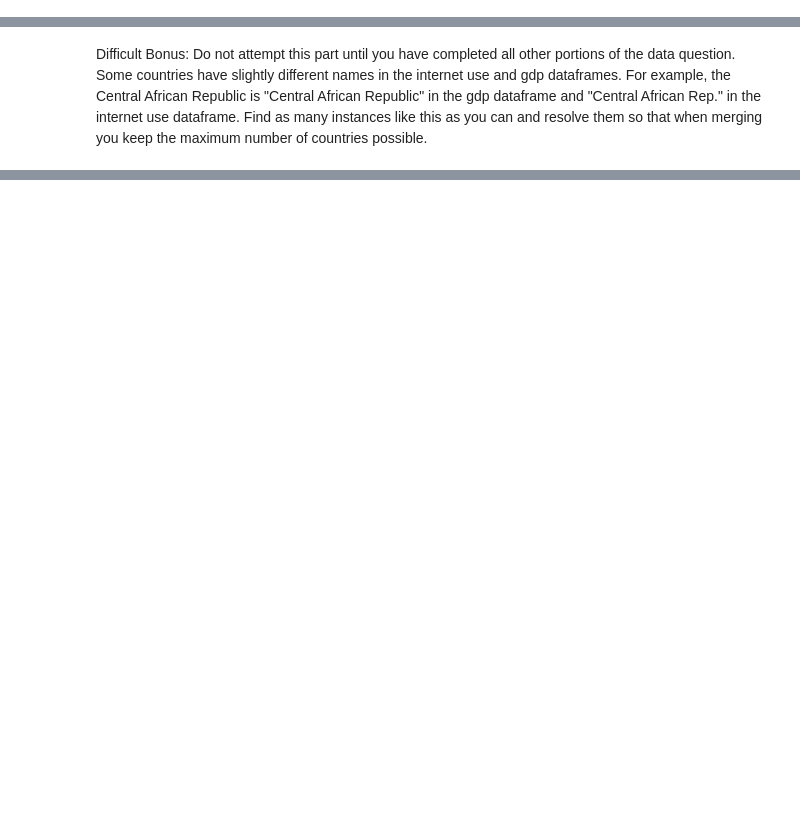
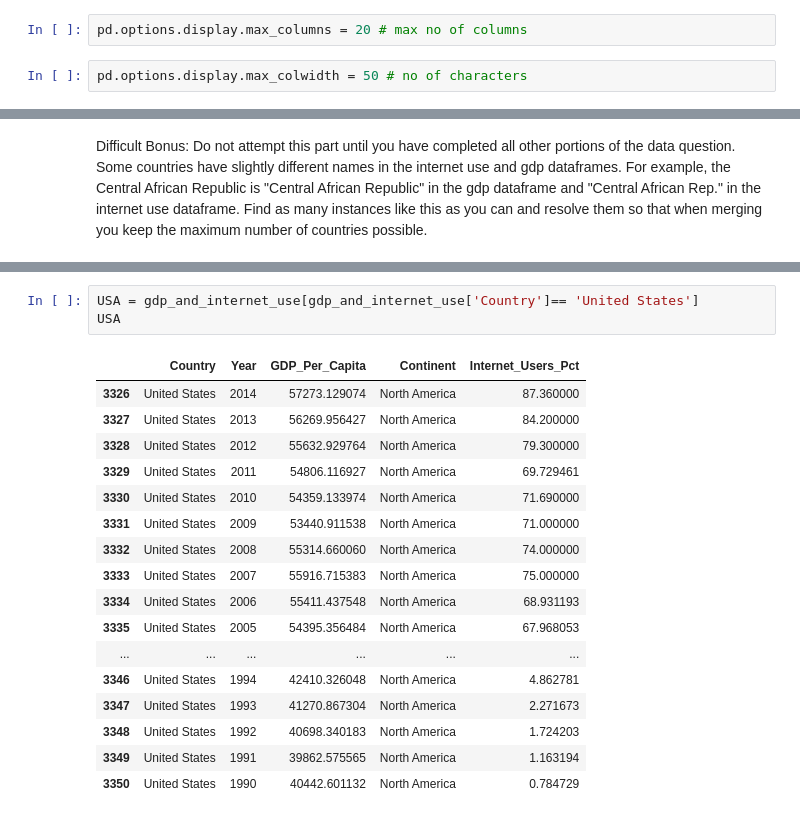
Before and after one commit to nedatahe/UN-data, a Jupyter notebook: notebooks/UN_Data_Exploration.ipynb, the cells around one changed output, grey strips where cells are left out. Drawn from its saved outputs; the diff is of its cells as text; blank space fills up the shorter version.

```diff
--- a/notebooks/UN_Data_Exploration.ipynb
+++ b/notebooks/UN_Data_Exploration.ipynb
@@ -627,0 +630,4 @@ memory usage: 109.7+ KB
+# %%
+pd.options.display.max_columns = 20 # max no of columns
+# %%
+pd.options.display.max_colwidth = 50 # no of characters
@@ -651,0 +949,21 @@ Difficult Bonus: Do not attempt this part until you have completed all other por
+# %%
+USA = gdp_and_internet_use[gdp_and_internet_use['Country']== 'United States']
+USA
+# %% [output]
+|  | Country | Year | GDP_Per_Capita | Continent | Internet_Users_Pct |
+| 3326 | United States | 2014 | 57273.129074 | North America | 87.360000 |
+| 3327 | United States | 2013 | 56269.956427 | North America | 84.200000 |
+| 3328 | United States | 2012 | 55632.929764 | North America | 79.300000 |
+| 3329 | United States | 2011 | 54806.116927 | North America | 69.729461 |
+| 3330 | United States | 2010 | 54359.133974 | North America | 71.690000 |
+| 3331 | United States | 2009 | 53440.911538 | North America | 71.000000 |
+| 3332 | United States | 2008 | 55314.660060 | North America | 74.000000 |
+| 3333 | United States | 2007 | 55916.715383 | North America | 75.000000 |
+| 3334 | United States | 2006 | 55411.437548 | North America | 68.931193 |
+| 3335 | United States | 2005 | 54395.356484 | North America | 67.968053 |
+| ... | ... | ... | ... | ... | ... |
+| 3346 | United States | 1994 | 42410.326048 | North America | 4.862781 |
+| 3347 | United States | 1993 | 41270.867304 | North America | 2.271673 |
+| 3348 | United States | 1992 | 40698.340183 | North America | 1.724203 |
+| 3349 | United States | 1991 | 39862.575565 | North America | 1.163194 |
+| 3350 | United States | 1990 | 40442.601132 | North America | 0.784729 |
```
Also changed, not shown: parts of 40 cells of this notebook.
